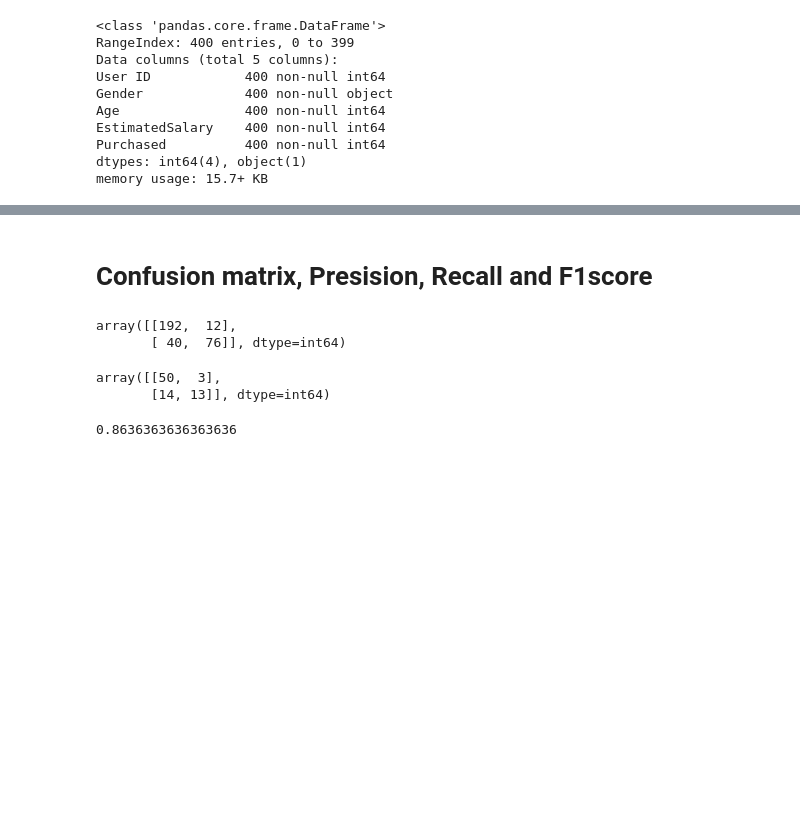
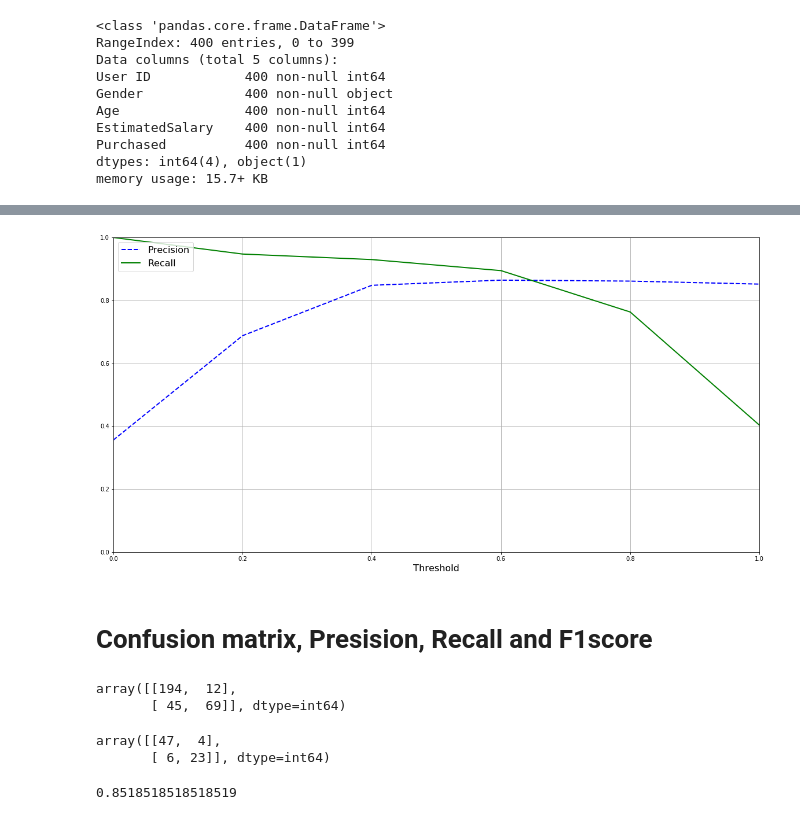
Before and after one commit to ShendoxParadox/Classification, a Jupyter notebook: Classification-Evaluation.ipynb, the cells around one changed output, grey strips where cells are left out. Cells and saved outputs as stored; diff of their text form; code cells hidden in the pictures; blank space fills up the shorter version.

```diff
--- a/Classification-Evaluation.ipynb
+++ b/Classification-Evaluation.ipynb
@@ -94,21 +120,42 @@ accuracy_test
+# %%
+model_knn = KNeighborsClassifier()
+# %%
+from sklearn.model_selection import cross_val_predict
+y_scores_knn = cross_val_predict(model_knn, X_train_knn, y_train_knn, cv=3,
+                             method="predict_proba")
+#y_scores_knn
+# %%
+y_scores_knn = y_scores_knn[:, 1]
+# %%
+from sklearn.metrics import precision_recall_curve
+precisions_knn, recalls_knn, thresholds_knn = precision_recall_curve(y_train_knn, y_scores_knn)
+# %%
+plt.figure(figsize=(20, 10))
+plot_precision_recall_vs_threshold(precisions_knn, recalls_knn, thresholds_knn)
+plt.xlim([0, 1])
+plt.grid()
+#save_fig("precision_recall_vs_threshold_plot")
+plt.show()
+# %% [output]
+[figure, added]
 # %% [markdown]
 # Confusion matrix, Presision, Recall and F1score
 # %%
 from sklearn.metrics import confusion_matrix
-conf_train = confusion_matrix(y_train, y_predict)
-conf_train
+conf_train_log = confusion_matrix(y_train_log, y_predict_log)
+conf_train_log
 # %% [output]
-array([[192,  12],
-       [ 40,  76]], dtype=int64)
+array([[194,  12],
+       [ 45,  69]], dtype=int64)
-# %%
-conf_test = confusion_matrix(y_test, y_predict_test)
-conf_test
-# %% [output]
-array([[50,  3],
-       [14, 13]], dtype=int64)
+# %%
+conf_test_log = confusion_matrix(y_test_log, y_predict_test_log)
+conf_test_log
+# %% [output]
+array([[47,  4],
+       [ 6, 23]], dtype=int64)
 # %%
 from sklearn.metrics import precision_score, recall_score
-precision_train = precision_score(y_train, y_predict)
-precision_train
+precision_train_log = precision_score(y_train_log, y_predict_log)
+precision_train_log
 # %% [output]
-0.8636363636363636
+0.8518518518518519
```
Also changed, not shown: parts of 40 cells of this notebook.
